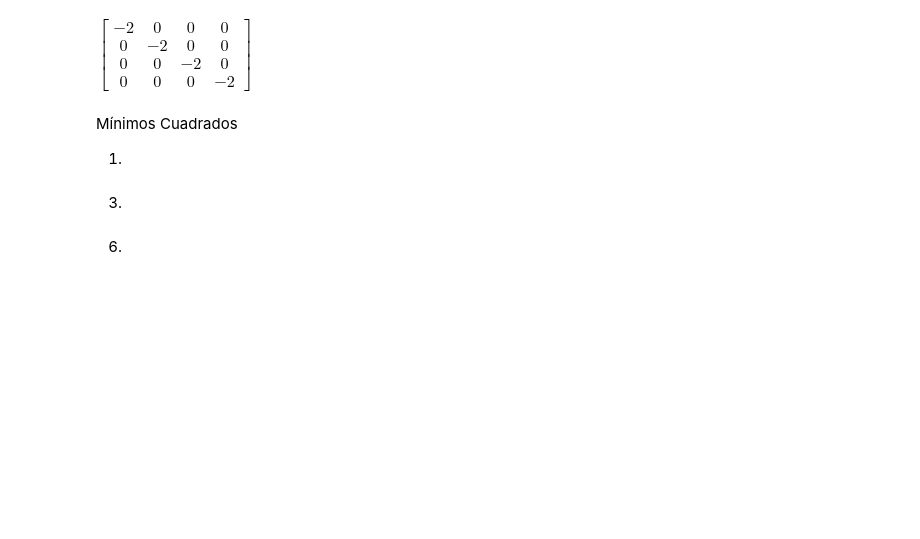
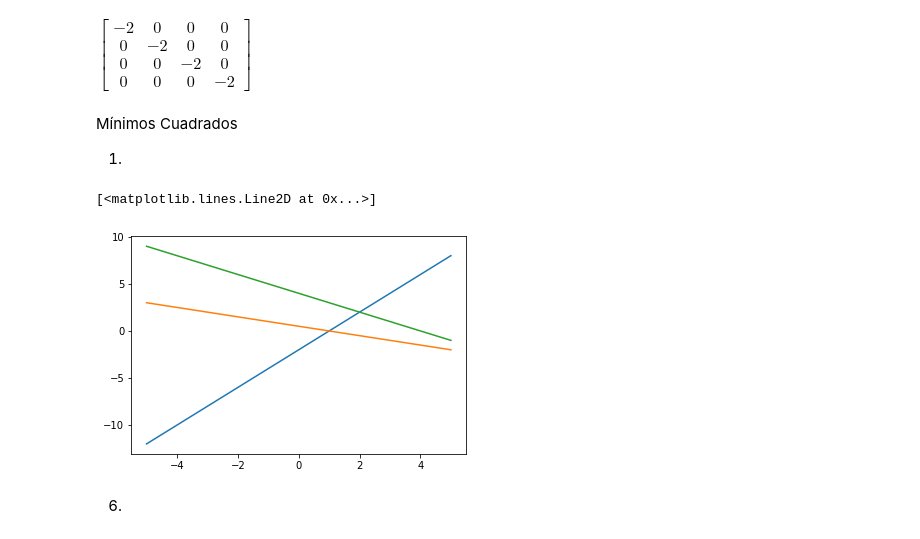
Before and after one commit to lsperezm/Metodos1-LauraPerez-SofiaLizarazo, a Jupyter notebook: Taller3/Taller3-LauraSofiaPerez-BrendaSofiaLizarazo.ipynb, the cells around one changed output. Drawn from its saved outputs; the diff is of its cells as text; code cells hidden in the pictures; blank space fills up the shorter version.

```diff
--- a/Taller3/Taller3-LauraSofiaPerez-BrendaSofiaLizarazo.ipynb
+++ b/Taller3/Taller3-LauraSofiaPerez-BrendaSofiaLizarazo.ipynb
@@ -737,8 +792,17 @@ $\displaystyle \left[\begin{matrix}-2 & 0 & 0 & 0\\0 & -2 & 0 & 0\\0 & 0 & -2 &
 Mínimos Cuadrados
 
 1.
-# %% [markdown]
-3.
+# %%
+x=np.linspace(-5,5,100000)
+l1= (lambda x: 2*x  -2)
+l2= (lambda x: (1-x)/2)
+l3= (lambda x: 4-x)
+plt.plot(x,l1(x))
+plt.plot(x,l2(x))
+plt.plot(x,l3(x))
+# %% [output]
+[<matplotlib.lines.Line2D at 0x...>]
+[figure, added]
 # %% [markdown]
 6.
 # %% [markdown]
```
Also changed, not shown: parts of 7 cells of this notebook, 1 other file.
